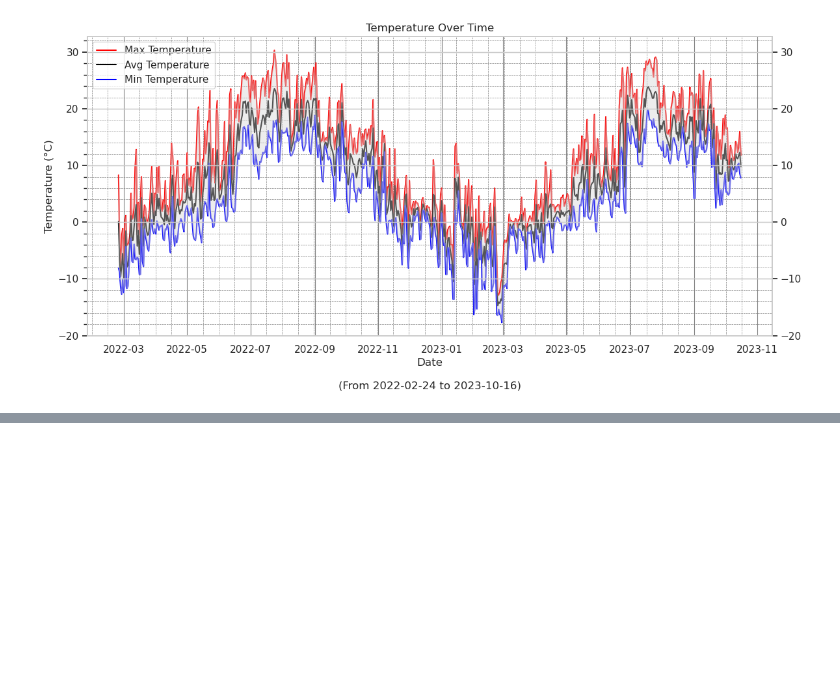
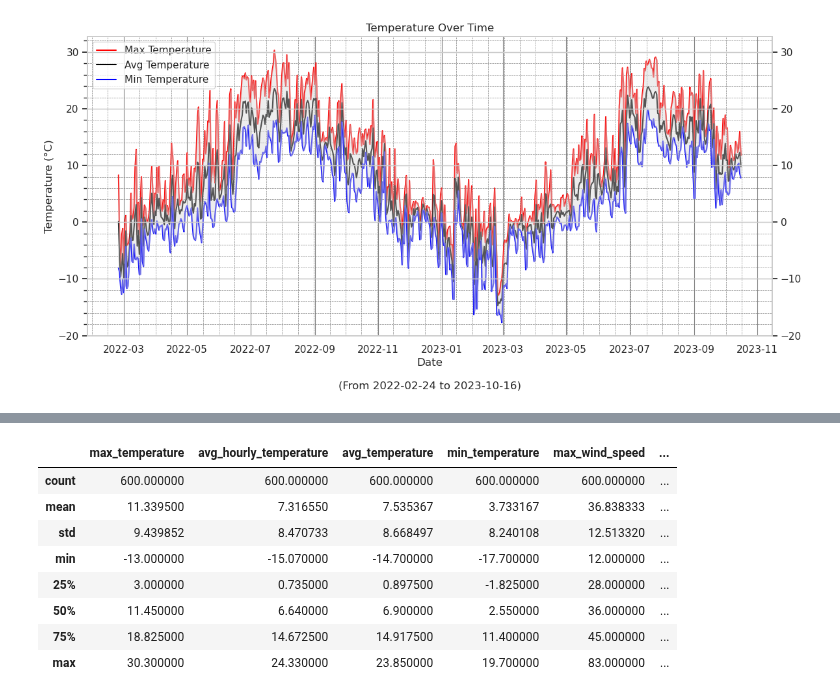
Before and after one commit to Mohammad-Ali-Mir/CMSC-6950-Project, a Jupyter notebook: code/Jupyter.ipynb, the cells around one changed output, grey strips where cells are left out. Drawn from its saved outputs; the diff is of its cells as text; code cells hidden in the pictures; blank space fills up the shorter version.

```diff
--- a/code/Jupyter.ipynb
+++ b/code/Jupyter.ipynb
@@ -96,0 +117,12 @@ plt.show()
+# %%
+df.describe()
+# %% [output]
+|  | max_temperature | avg_hourly_temperature | avg_temperature | min_temperature | max_wind_speed | ... |
+| count | 600.000000 | 600.000000 | 600.000000 | 600.000000 | 600.000000 | ... |
+| mean | 11.339500 | 7.316550 | 7.535367 | 3.733167 | 36.838333 | ... |
+| std | 9.439852 | 8.470733 | 8.668497 | 8.240108 | 12.513320 | ... |
+| min | -13.000000 | -15.070000 | -14.700000 | -17.700000 | 12.000000 | ... |
+| 25% | 3.000000 | 0.735000 | 0.897500 | -1.825000 | 28.000000 | ... |
+| 50% | 11.450000 | 6.640000 | 6.900000 | 2.550000 | 36.000000 | ... |
+| 75% | 18.825000 | 14.672500 | 14.917500 | 11.400000 | 45.000000 | ... |
+| max | 30.300000 | 24.330000 | 23.850000 | 19.700000 | 83.000000 | ... |
```
Also changed, not shown: parts of 2 cells of this notebook.
